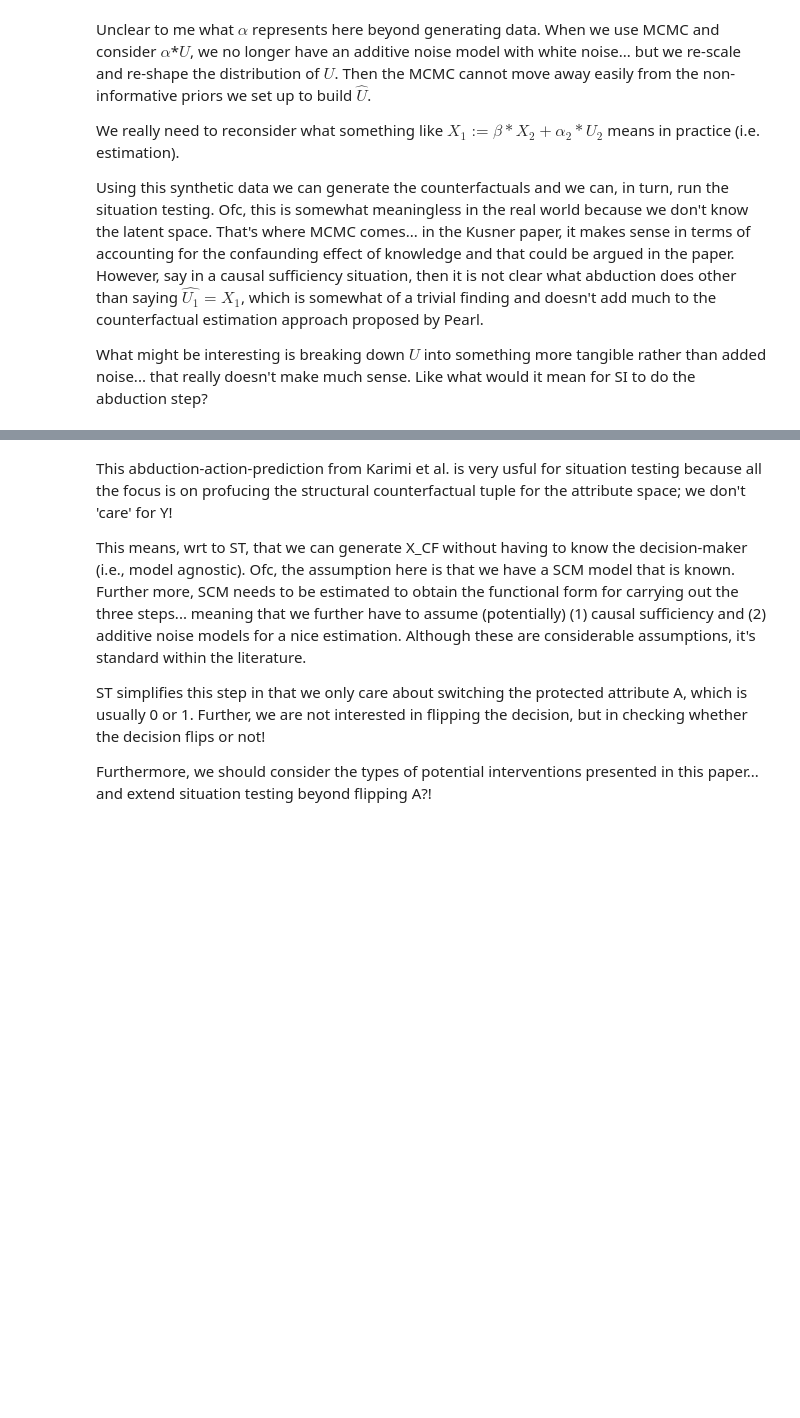
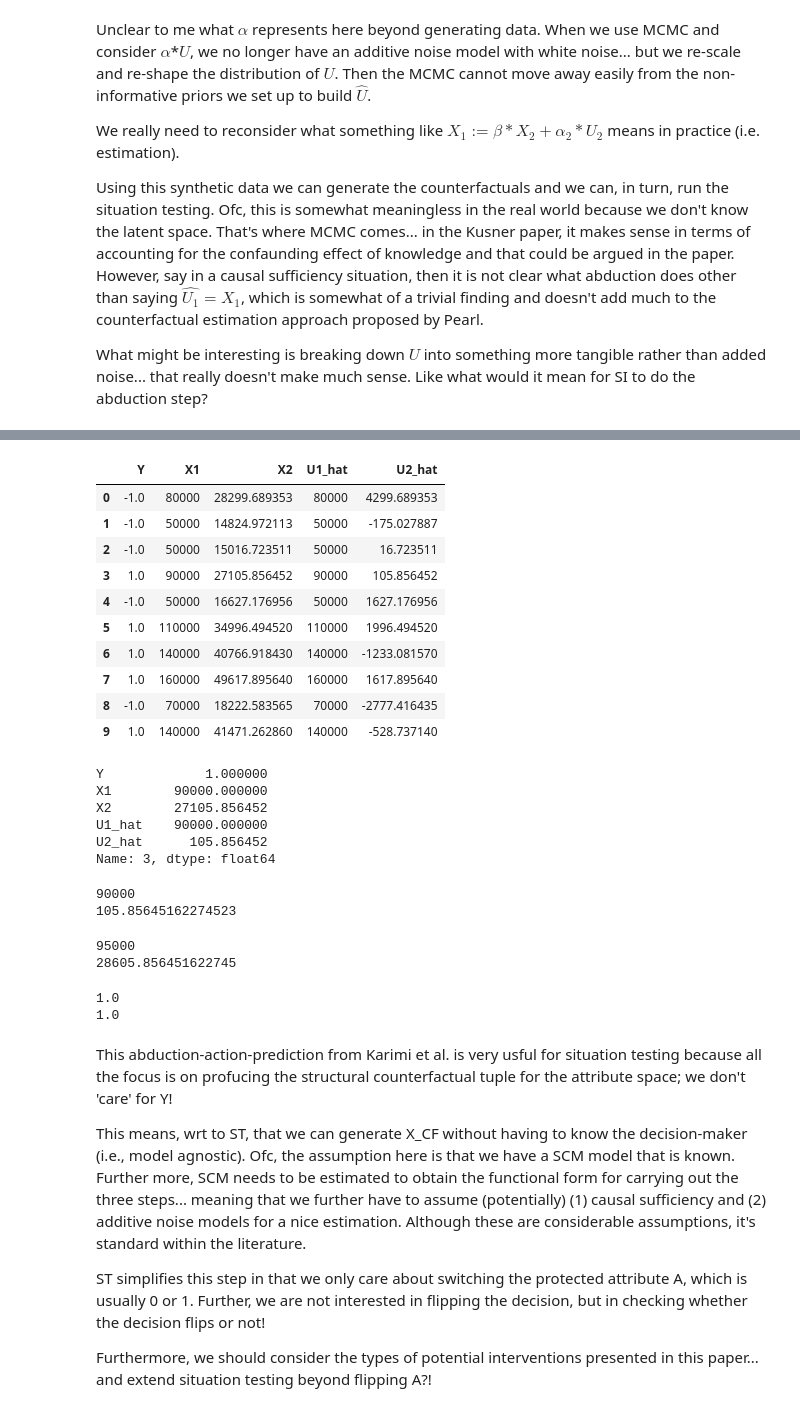
Before and after one commit to cc-jalvarez/counterfactual-situation-testing, a Jupyter notebook: synthetic_scf.ipynb, the cells around one changed output, grey strips where cells are left out. Drawn from its saved outputs; the diff is of its cells as text; code cells hidden in the pictures; blank space fills up the shorter version.

```diff
--- a/synthetic_scf.ipynb
+++ b/synthetic_scf.ipynb
@@ -158,15 +161,34 @@ plt.hist(data_test['AccountBalance'])
 data_test.to_csv(data_path + '\\' + 'Karimi2020_v1.csv', sep='|', index=False)
 # %%
 # make a dataset for the observables and unobservables
-d = {'Y': y, 'X1': x1, 'X2': x2, 'U1_hat': u1, 'U2_hat': u2}
+d = {'Y': y, 'X1': x1, 'X2': x2, 'U1_hat': lambda_1*u1, 'U2_hat': lambda_2*u2}
 data = pd.DataFrame(d)
 data.head(10)
+# %% [output]
+|  | Y | X1 | X2 | U1_hat | U2_hat |
+| 0 | -1.0 | 80000 | 28299.689353 | 80000 | 4299.689353 |
+| 1 | -1.0 | 50000 | 14824.972113 | 50000 | -175.027887 |
+| 2 | -1.0 | 50000 | 15016.723511 | 50000 | 16.723511 |
+| 3 | 1.0 | 90000 | 27105.856452 | 90000 | 105.856452 |
+| 4 | -1.0 | 50000 | 16627.176956 | 50000 | 1627.176956 |
+| 5 | 1.0 | 110000 | 34996.494520 | 110000 | 1996.494520 |
+| 6 | 1.0 | 140000 | 40766.918430 | 140000 | -1233.081570 |
+| 7 | 1.0 | 160000 | 49617.895640 | 160000 | 1617.895640 |
+| 8 | -1.0 | 70000 | 18222.583565 | 70000 | -2777.416435 |
+| 9 | 1.0 | 140000 | 41471.262860 | 140000 | -528.737140 |
 # %%
 # consider individual i: what is the counterfactual of y_i?
 # here, in ST, want the STRUCTURAL COUNTERFACTUAL x_scf, not too interested in y_scf
 # because want to match x_scf with those that don't share the protected attribute memebership of i
 i = 3
 data.loc[i, ]
+# %% [output]
+Y             1.000000
+X1        90000.000000
+X2        27105.856452
+U1_hat    90000.000000
+U2_hat      105.856452
+Name: 3, dtype: float64
 # %%
 # Step 1: Abduction
 # Get U's given the evidence X's [assuming causal sufficiency and, ofc, a known causal graph]
@@ -178,6 +200,9 @@ print(u1_i)
 # u2 given x2: from Fig.1, x2 = (3/10)*x1 + u2 and thus u2 = x2 - (3/10)*x1
 u2_i = data.loc[i, 'X2'] - (3/10)*data.loc[i, 'X1']
 print(u2_i)
+# %% [output]
+90000
+105.85645162274523
 # %%
 # Step 2: Action
 # Given the SCM, intervene it accordingly using the do-operator
@@ -199,10 +224,16 @@ print(x1_i_scf)
 
 x2_i_scf = (3/10)*x1_i_scf + u2_i
 print(x2_i_scf)
+# %% [output]
+95000
+28605.856451622745
 # %%
 print(data.loc[i, 'Y'])
 # vs
 print(np.sign(x1_i_scf + 5*x2_i_scf - 225000))
+# %% [output]
+1.0
+1.0
 # %% [markdown]
 This abduction-action-prediction from Karimi et al. is very usful for situation testing because all the focus is on profucing the structural counterfactual tuple for the attribute space; we don't 'care' for Y!
 
```
Also changed, not shown: parts of 10 cells of this notebook, 2 other files.
